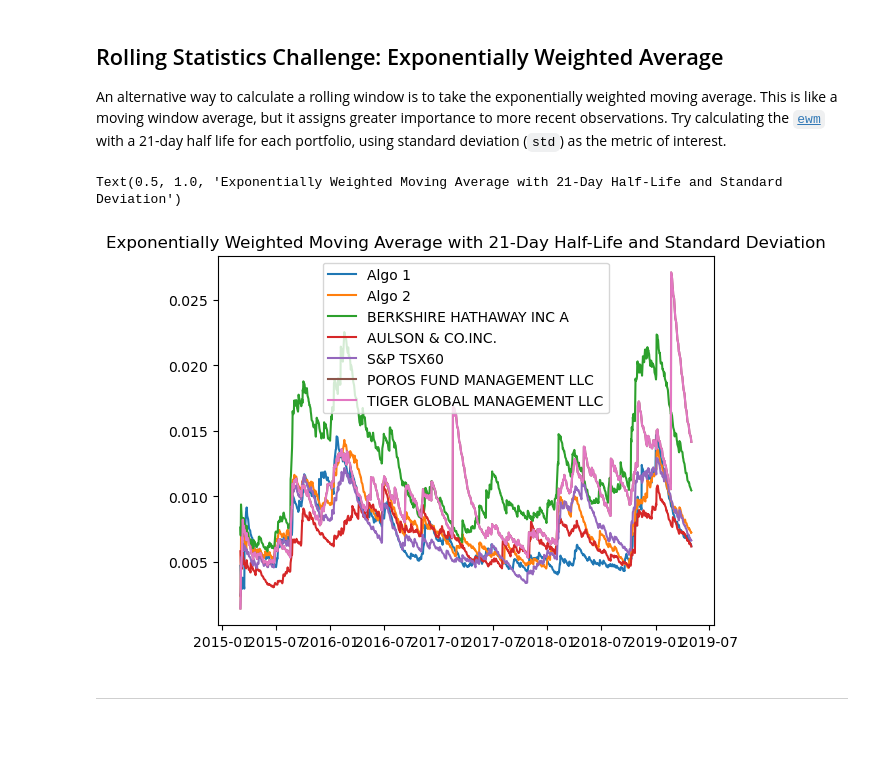
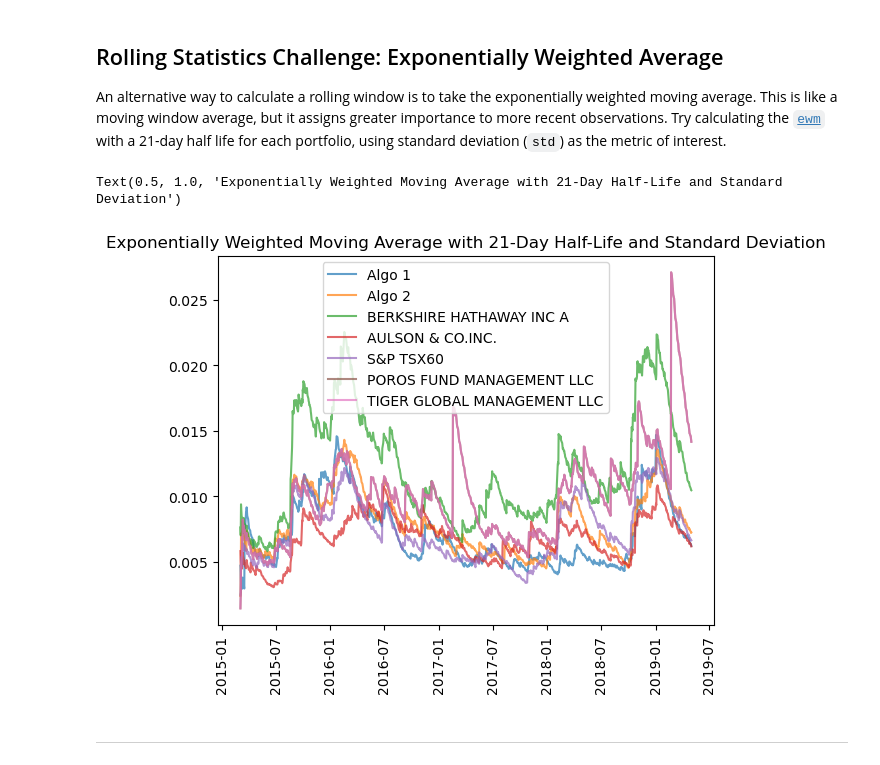
Before and after one commit to Majeedraheem/Portfolio-Quantitative-Analysis, a Jupyter notebook: whale_analysis.ipynb, the cells around one changed output. Cells and saved outputs as stored; diff of their text form; code cells hidden in the pictures; blank space fills up the shorter version.

```diff
--- a/whale_analysis_dont.ipynb
+++ b/whale_analysis.ipynb
@@ -405,19 +401,19 @@ soros_std_ewm = returns_all_df_con['SOROS FUND MANAGEMENT LLC'].ewm(halflife=21)
 tigier_std_ewm = returns_all_df_con['TIGER GLOBAL MANAGEMENT LLC'].ewm(halflife=21).std()
 # %%
 #plot  the moving average of 21 days life time for all portfolios
-plt.plot(algo1_std_ewm, label='Algo 1')
-plt.plot(algo2_std_ewm, label='Algo 2')
-plt.plot(brekshire_std_ewm, label='BERKSHIRE HATHAWAY INC A')
-plt.plot(paul_std_ewm, label='AULSON & CO.INC.')
-plt.plot(soros_std_ewm, label='S&P TSX60')
-plt.plot(tigier_std_ewm, label='POROS FUND MANAGEMENT LLC')
-plt.plot(tigier_std_ewm, label='TIGER GLOBAL MANAGEMENT LLC')
-
+plt.plot(algo1_std_ewm, label='Algo 1',alpha=0.7)
+plt.plot(algo2_std_ewm, label='Algo 2',alpha=0.7)
+plt.plot(brekshire_std_ewm, label='BERKSHIRE HATHAWAY INC A',alpha=0.7)
+plt.plot(paul_std_ewm, label='AULSON & CO.INC.',alpha=0.7)
+plt.plot(soros_std_ewm, label='S&P TSX60',alpha=0.7)
+plt.plot(tigier_std_ewm, label='POROS FUND MANAGEMENT LLC',alpha=0.7)
+plt.plot(tigier_std_ewm, label='TIGER GLOBAL MANAGEMENT LLC',alpha=0.7)
+plt.xticks(rotation=90)
 plt.legend()
 plt.title('Exponentially Weighted Moving Average with 21-Day Half-Life and Standard Deviation')
 # %% [output]
 Text(0.5, 1.0, 'Exponentially Weighted Moving Average with 21-Day Half-Life and Standard Deviation')
-[figure, old version]
+[figure, new version]
 # %% [markdown]
 ---
 # %% [markdown]
```
Also changed, not shown: parts of 9 cells of this notebook, 1 other file.
